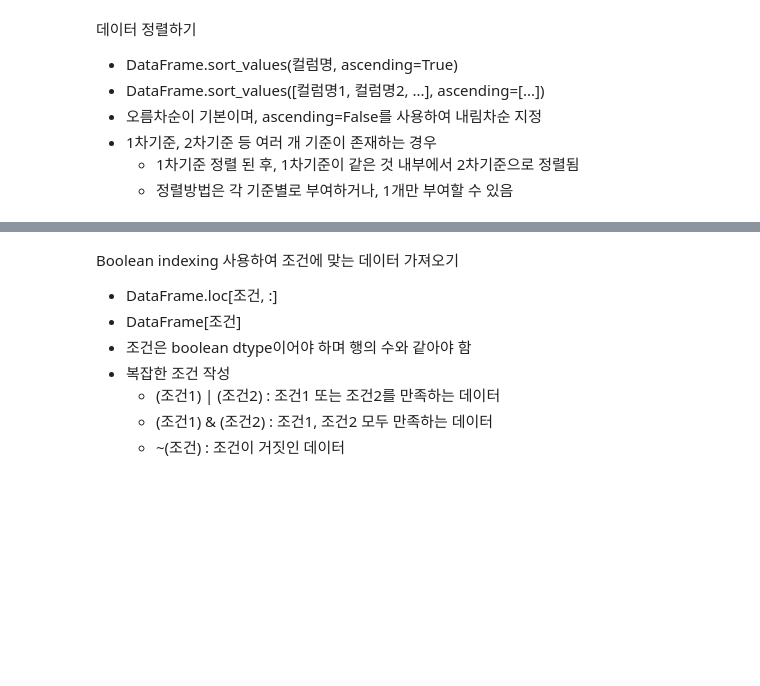
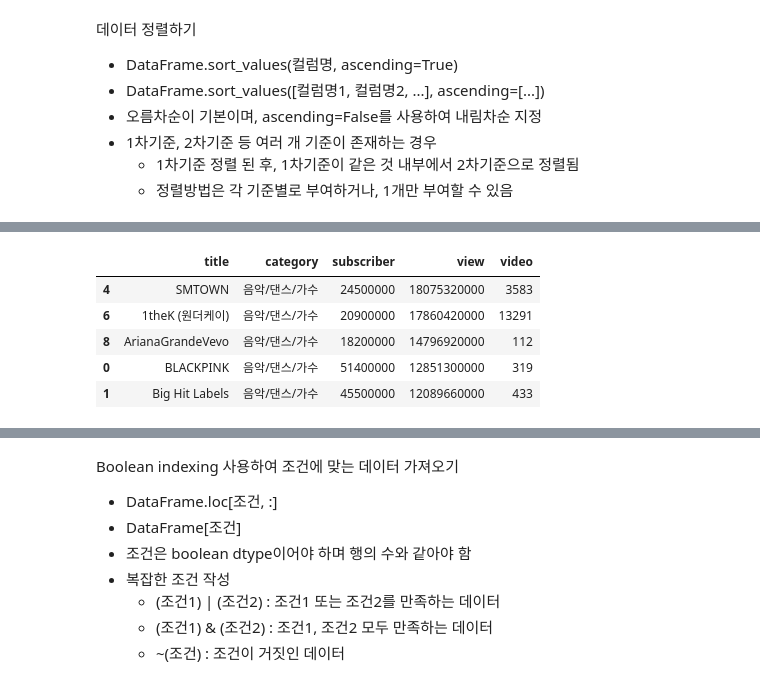
Before and after one commit to localtic/bigdata, a Jupyter notebook: [pandas_01]_youtube_LAB.ipynb, the cells around one changed output, grey strips where cells are left out. Cells and saved outputs as stored; diff of their text form; code cells hidden in the pictures; blank space fills up the shorter version.

```diff
--- a/[pandas_01]_youtube_LAB.ipynb
+++ b/[pandas_01]_youtube_LAB.ipynb
@@ -675,4 +681,12 @@ df.head(2)
 # %%
 # [1-32] 'view'가 가장 많은 5개 채널을 알아봅니다
+df.sort_values('view', ascending=False).head()
+# %% [output]
+|  | title | category | subscriber | view | video |
+| 4 | SMTOWN | 음악/댄스/가수 | 24500000 | 18075320000 | 3583 |
+| 6 | 1theK (원더케이) | 음악/댄스/가수 | 20900000 | 17860420000 | 13291 |
+| 8 | ArianaGrandeVevo | 음악/댄스/가수 | 18200000 | 14796920000 | 112 |
+| 0 | BLACKPINK | 음악/댄스/가수 | 51400000 | 12851300000 | 319 |
+| 1 | Big Hit Labels | 음악/댄스/가수 | 45500000 | 12089660000 | 433 |
 # %%
 # [1-33] 'video'가 가장 많은 5개 채널을 알아봅니다
```
Also changed, not shown: parts of 21 cells of this notebook.
